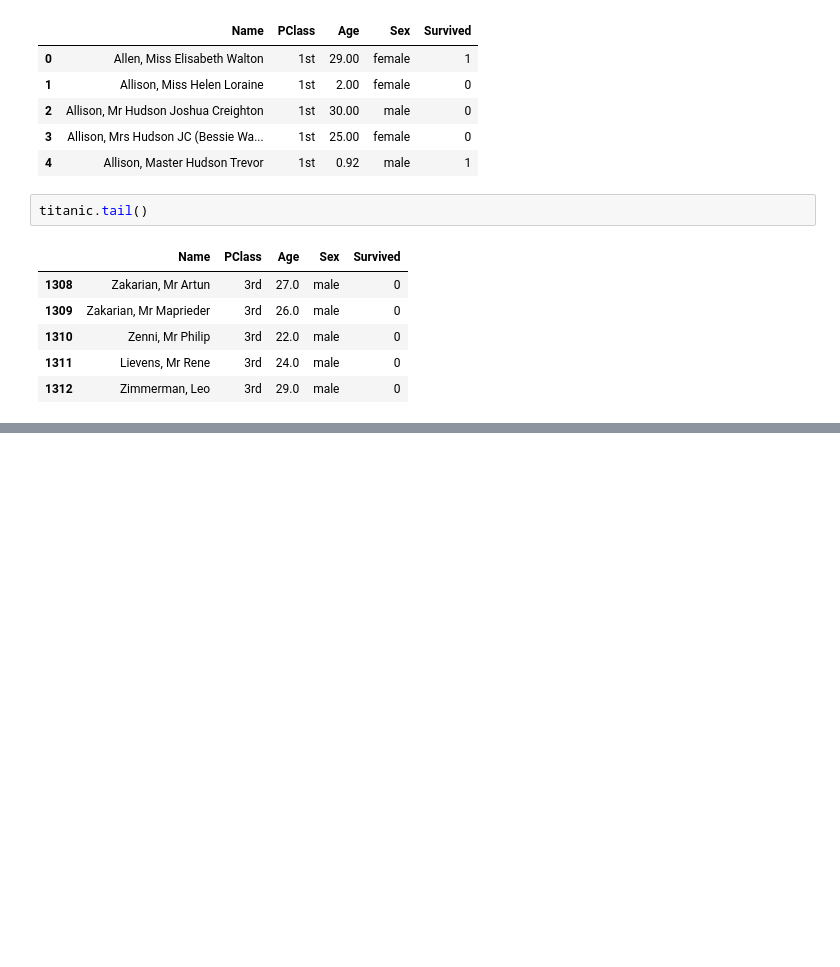
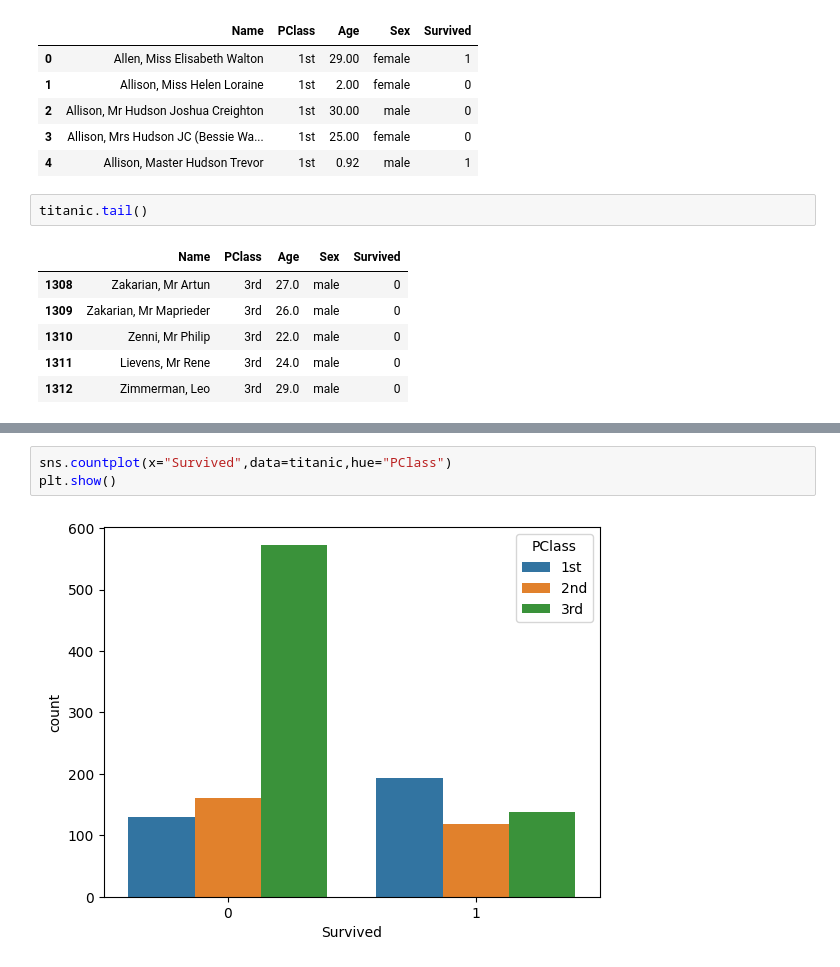
Before and after one commit to labib1910024/Python_Basic, a Jupyter notebook: eda_titanic.ipynb, the cells around one changed output, grey strips where cells are left out. Cells and saved outputs as stored; diff of their text form; blank space fills up the shorter version.

```diff
--- a/eda_titanic.ipynb
+++ b/eda_titanic.ipynb
@@ -33,0 +95,5 @@ titanic.
+# %%
+sns.countplot(x="Survived",data=titanic,hue="PClass")
+plt.show()
+# %% [output]
+[figure, added]
```
Also changed, not shown: parts of 10 cells of this notebook.
